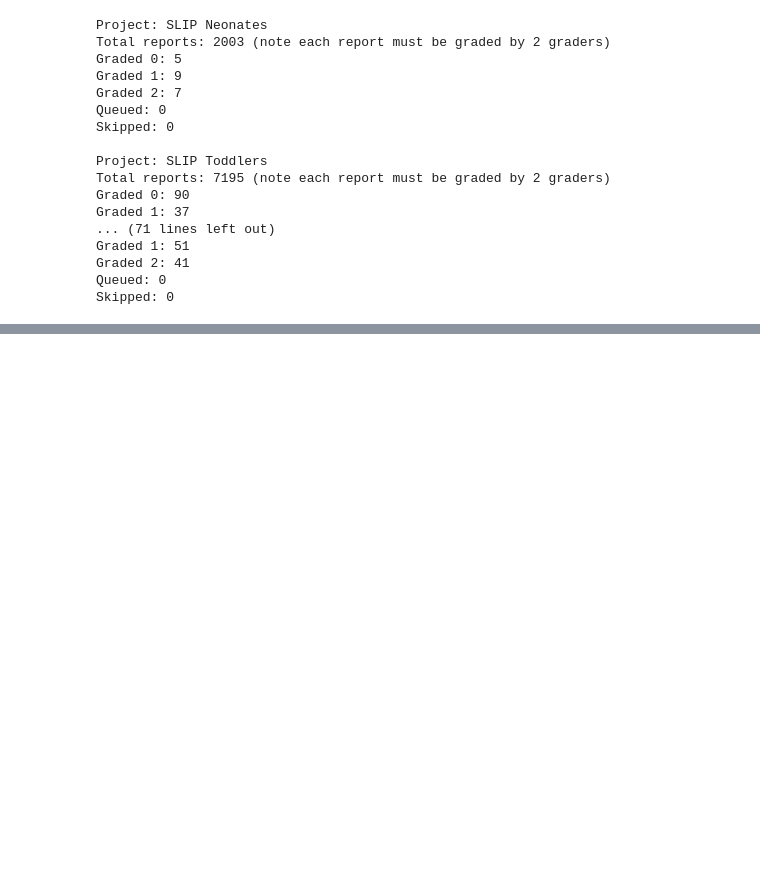
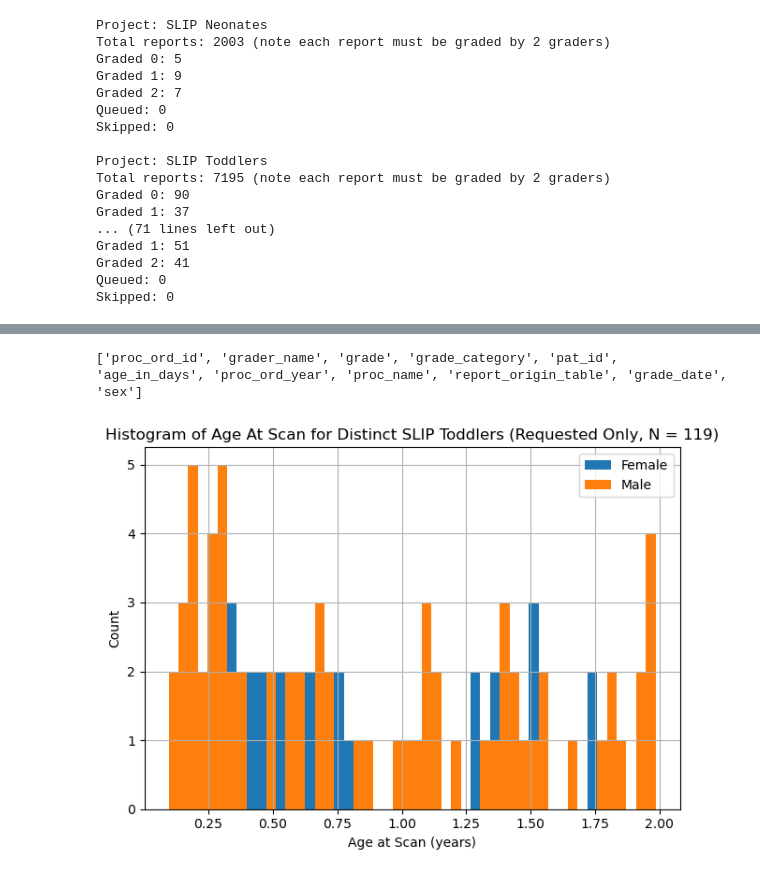
Before and after one commit to BGDlab/annotation-helper-tools, a Jupyter notebook: Testing.ipynb, the cells around one changed output, grey strips where cells are left out. Drawn from its saved outputs; the diff is of its cells as text; code cells hidden in the pictures; blank space fills up the shorter version.

```diff
--- a/Testing.ipynb
+++ b/Testing.ipynb
@@ -416,3 +287,9 @@ Graded 1: 51
 Graded 2: 41
 Queued: 0
 Skipped: 0
+# %%
+# Building functions to summarize data set status
+cohort = "SLIP Toddlers"
+
+# 1. How many reports exist and have been graded?
+get_project_report_stats(cohort)
@@ -418,0 +304,13 @@ Skipped: 0
+# %%
+# 2. What is the distribution of age at scan for
+# 2a. [x] for all cohort reports
+# 2b. [x] for requested reports
+# 2c. [x] split by grade
+# 2d. [x] split by sex
+
+plot_age_at_scan(cohort, color_by=['sex'], only_requested=True)
+
+# 3. When did the scans occur?
+# %% [output]
+['proc_ord_id', 'grader_name', 'grade', 'grade_category', 'pat_id', 'age_in_days', 'proc_ord_year', 'proc_name', 'report_origin_table', 'grade_date', 'sex']
+[figure, added]
```
Also changed, not shown: parts of 14 cells of this notebook, 2 other files.
